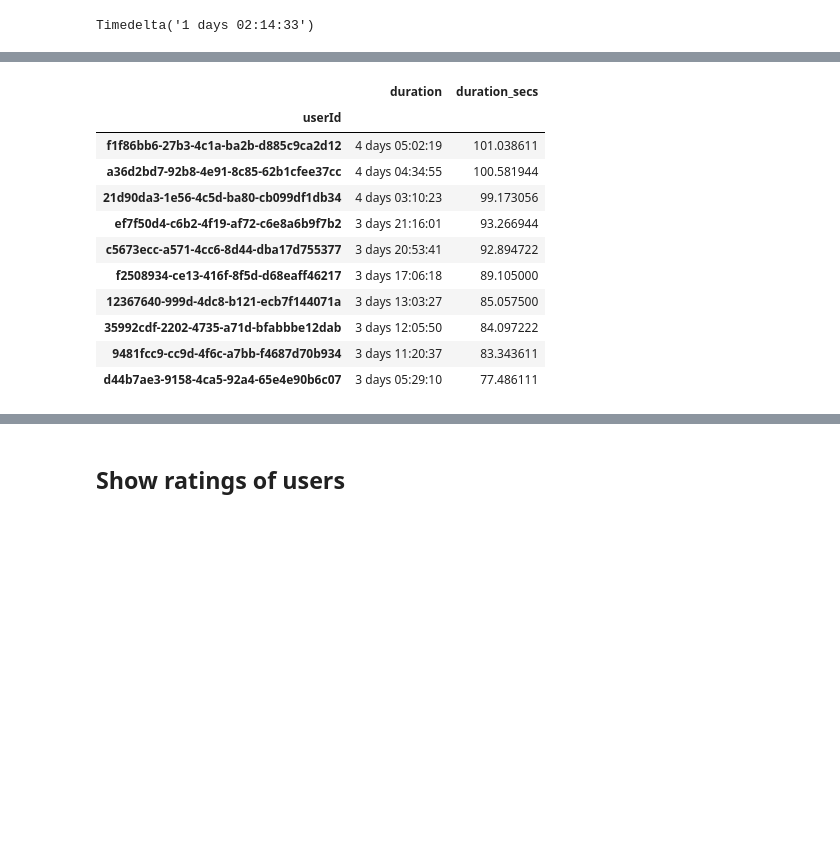
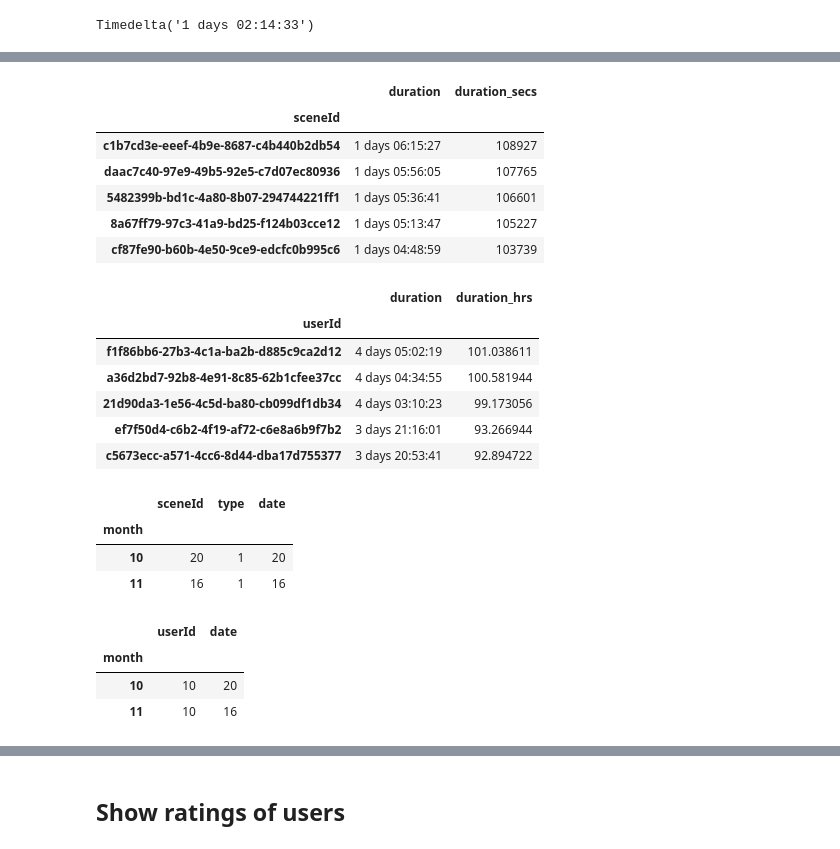
Before and after one commit to donutboy929/tictactAI, a Jupyter notebook: jupyter/visualise-a28-metrics/visualiser.ipynb, the cells around one changed output, grey strips where cells are left out. Drawn from its saved outputs; the diff is of its cells as text; code cells hidden in the pictures; blank space fills up the shorter version.

```diff
--- a/jupyter/visualise-a28-metrics/visualiser.ipynb
+++ b/jupyter/visualise-a28-metrics/visualiser.ipynb
@@ -451,19 +428,52 @@ df_asd
-# %%
-df_asd = df_processed[['userId', 'duration']].copy()
-df_asd = df_asd.groupby("userId").sum()
-df_asd['duration_secs'] = [((d.days * 24 * 3600 + d.seconds) / 3600) for d in df_asd['duration']]
-df_asd = df_asd.sort_values('duration_secs', ascending=False)
-df_asd
-# %% [output]
-|  | duration | duration_secs |
-| userId |  |  |
-| f1f86bb6-27b3-4c1a-ba2b-d885c9ca2d12 | 4 days 05:02:19 | 101.038611 |
-| a36d2bd7-92b8-4e91-8c85-62b1cfee37cc | 4 days 04:34:55 | 100.581944 |
-| 21d90da3-1e56-4c5d-ba80-cb099df1db34 | 4 days 03:10:23 | 99.173056 |
-| ef7f50d4-c6b2-4f19-af72-c6e8a6b9f7b2 | 3 days 21:16:01 | 93.266944 |
-| c5673ecc-a571-4cc6-8d44-dba17d755377 | 3 days 20:53:41 | 92.894722 |
-| f2508934-ce13-416f-8f5d-d68eaff46217 | 3 days 17:06:18 | 89.105000 |
-| 12367640-999d-4dc8-b121-ecb7f144071a | 3 days 13:03:27 | 85.057500 |
-| 35992cdf-2202-4735-a71d-bfabbbe12dab | 3 days 12:05:50 | 84.097222 |
-| 9481fcc9-cc9d-4f6c-a7bb-f4687d70b934 | 3 days 11:20:37 | 83.343611 |
-| d44b7ae3-9158-4ca5-92a4-65e4e90b6c07 | 3 days 05:29:10 | 77.486111 |
+# %%
+df_asd = df_processed[['sceneId', 'duration']].copy()
+df_asd = df_asd.groupby("sceneId").sum()
+df_asd['duration_secs'] = [(d.days * 24 * 3600 + d.seconds) for d in df_asd['duration']]
+df_asd = df_asd.sort_values('duration_secs', ascending=False)
+df_asd.head()
+# %% [output]
+|  | duration | duration_secs |
+| sceneId |  |  |
+| c1b7cd3e-eeef-4b9e-8687-c4b440b2db54 | 1 days 06:15:27 | 108927 |
+| daac7c40-97e9-49b5-92e5-c7d07ec80936 | 1 days 05:56:05 | 107765 |
+| 5482399b-bd1c-4a80-8b07-294744221ff1 | 1 days 05:36:41 | 106601 |
+| 8a67ff79-97c3-41a9-bd25-f124b03cce12 | 1 days 05:13:47 | 105227 |
+| cf87fe90-b60b-4e50-9ce9-edcfc0b995c6 | 1 days 04:48:59 | 103739 |
+# %%
+df_asd = df_processed[['userId', 'duration']].copy()
+df_asd = df_asd.groupby("userId").sum()
+df_asd['duration_hrs'] = [((d.days * 24 * 3600 + d.seconds) / 3600) for d in df_asd['duration']]
+df_asd = df_asd.sort_values('duration_hrs', ascending=False)
+df_asd.head()
+# %% [output]
+|  | duration | duration_hrs |
+| userId |  |  |
+| f1f86bb6-27b3-4c1a-ba2b-d885c9ca2d12 | 4 days 05:02:19 | 101.038611 |
+| a36d2bd7-92b8-4e91-8c85-62b1cfee37cc | 4 days 04:34:55 | 100.581944 |
+| 21d90da3-1e56-4c5d-ba80-cb099df1db34 | 4 days 03:10:23 | 99.173056 |
+| ef7f50d4-c6b2-4f19-af72-c6e8a6b9f7b2 | 3 days 21:16:01 | 93.266944 |
+| c5673ecc-a571-4cc6-8d44-dba17d755377 | 3 days 20:53:41 | 92.894722 |
+# %%
+df_scenes_grouped = df_processed[['sceneId', 'type', 'date']].copy()
+
+df_scenes_grouped['month'] = [d.month for d in df_scenes_grouped['date']]
+
+df_scenes_grouped = df_scenes_grouped.groupby('month').nunique()
+df_scenes_grouped
+# %% [output]
+|  | sceneId | type | date |
+| month |  |  |  |
+| 10 | 20 | 1 | 20 |
+| 11 | 16 | 1 | 16 |
+# %%
+df_scenes_grouped = df_processed[['userId', 'date']].copy()
+
+df_scenes_grouped['month'] = [d.month for d in df_scenes_grouped['date']]
+
+df_scenes_grouped = df_scenes_grouped.groupby('month').nunique()
+df_scenes_grouped
+# %% [output]
+|  | userId | date |
+| month |  |  |
+| 10 | 10 | 20 |
+| 11 | 10 | 16 |
```
Also changed, not shown: parts of 4 cells of this notebook.
